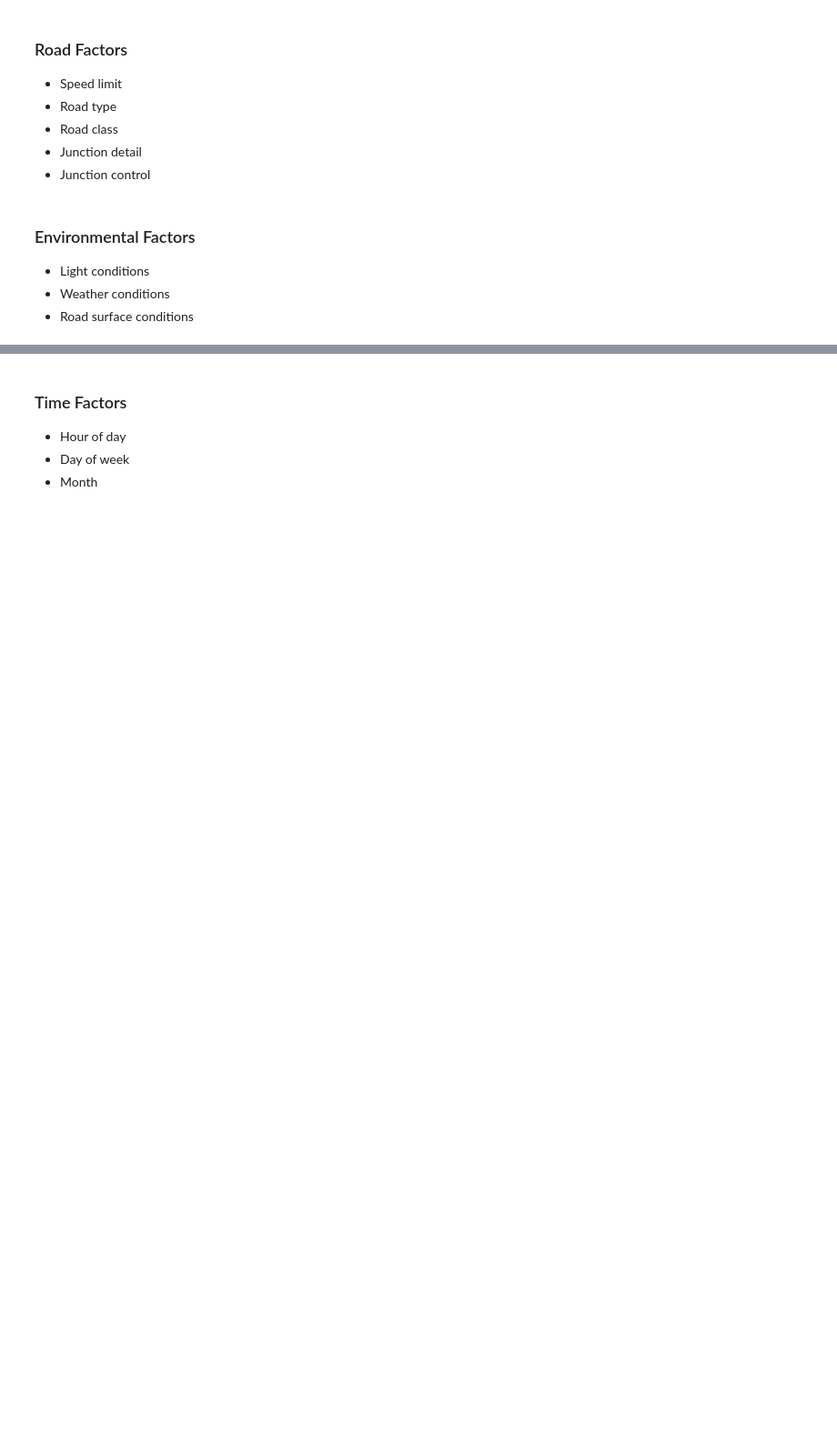
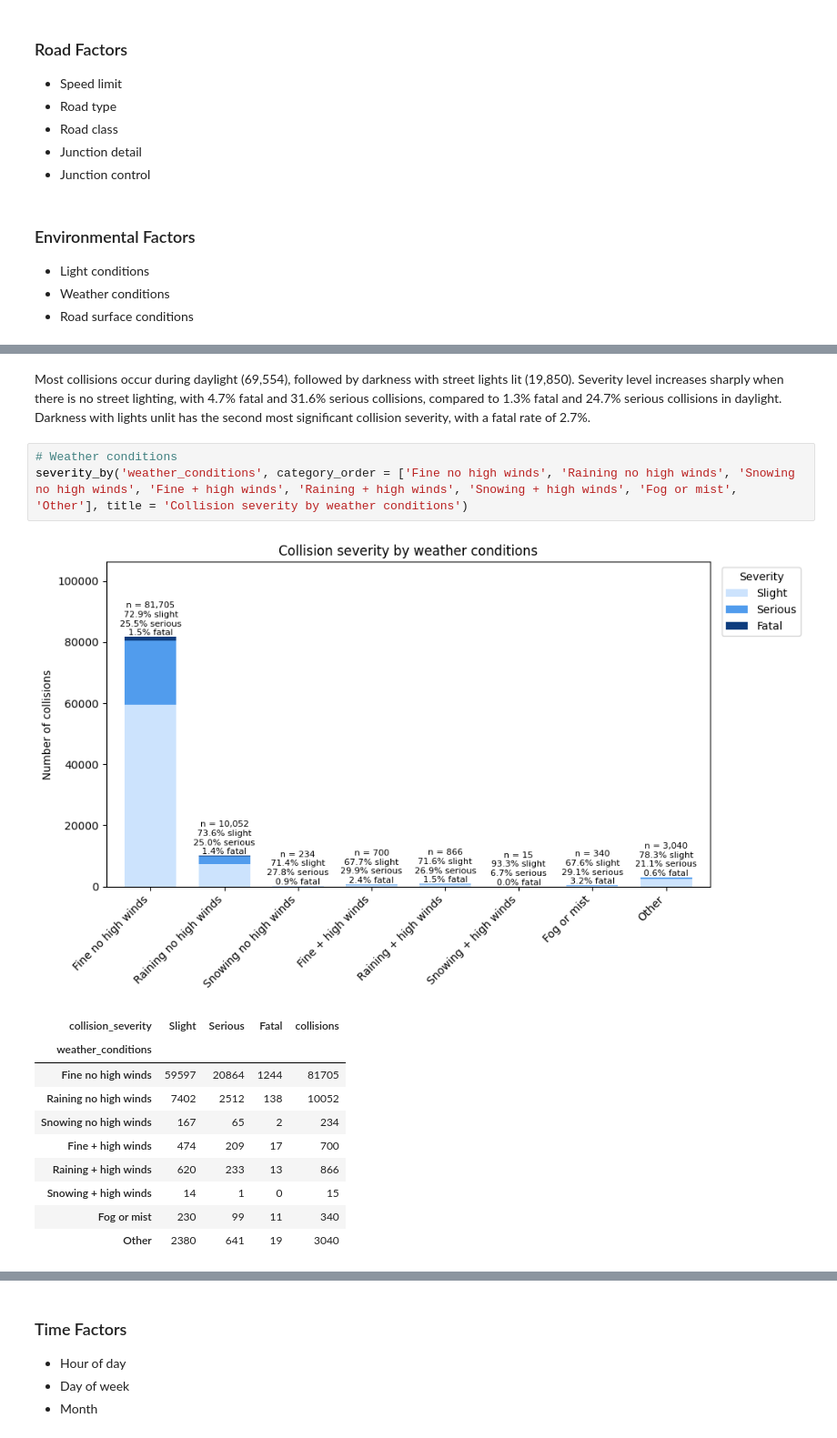
Before and after one commit to crystaltsul/road-collision-severity, a Jupyter notebook: src/UK_road_collision_severity_analysis.ipynb, the cells around one changed output, grey strips where cells are left out. Shown at 91% size. Saved outputs shown, nothing was run; the diff lists cells and outputs as text; blank space fills up the shorter version.

```diff
--- a/src/UK_road_collision_severity_analysis.ipynb
+++ b/src/UK_road_collision_severity_analysis.ipynb
@@ -291,0 +415,17 @@ plt.show()
+# %% [markdown]
+Most collisions occur during daylight (69,554), followed by darkness with street lights lit (19,850). Severity level increases sharply when there is no street lighting, with 4.7% fatal and 31.6% serious collisions, compared to 1.3% fatal and 24.7% serious collisions in daylight. Darkness with lights unlit has the second most significant collision severity, with a fatal rate of 2.7%.
+# %%
+# Weather conditions
+severity_by('weather_conditions', category_order = ['Fine no high winds', 'Raining no high winds', 'Snowing no high winds', 'Fine + high winds', 'Raining + high winds', 'Snowing + high winds', 'Fog or mist', 'Other'], title = 'Collision severity by weather conditions')
+# %% [output]
+[figure, added]
+| collision_severity | Slight | Serious | Fatal | collisions |
+| weather_conditions |  |  |  |  |
+| Fine no high winds | 59597 | 20864 | 1244 | 81705 |
+| Raining no high winds | 7402 | 2512 | 138 | 10052 |
+| Snowing no high winds | 167 | 65 | 2 | 234 |
+| Fine + high winds | 474 | 209 | 17 | 700 |
+| Raining + high winds | 620 | 233 | 13 | 866 |
+| Snowing + high winds | 14 | 1 | 0 | 15 |
+| Fog or mist | 230 | 99 | 11 | 340 |
+| Other | 2380 | 641 | 19 | 3040 |
```
Also changed, not shown: parts of 19 cells of this notebook.
